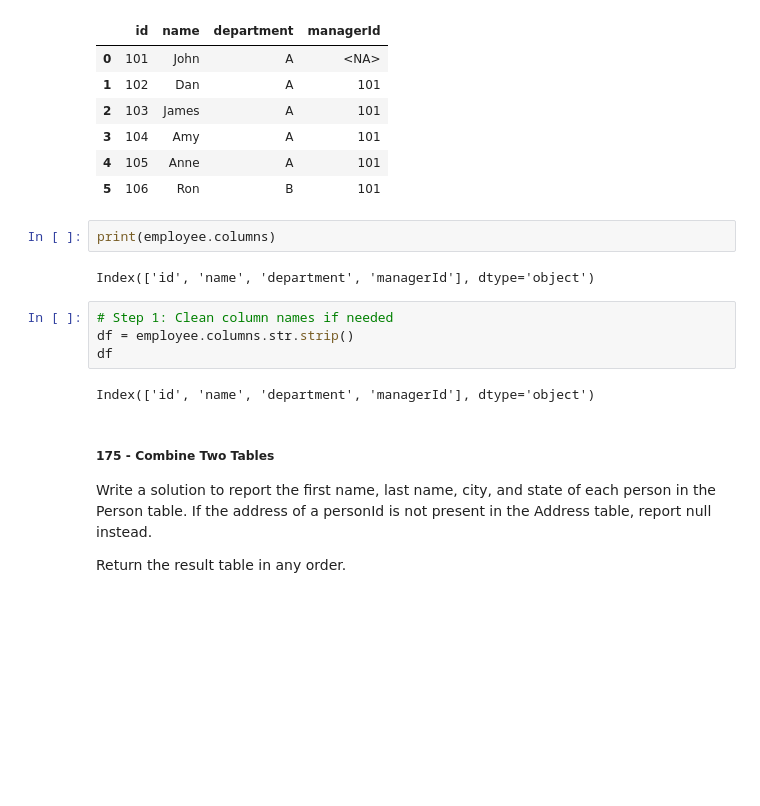
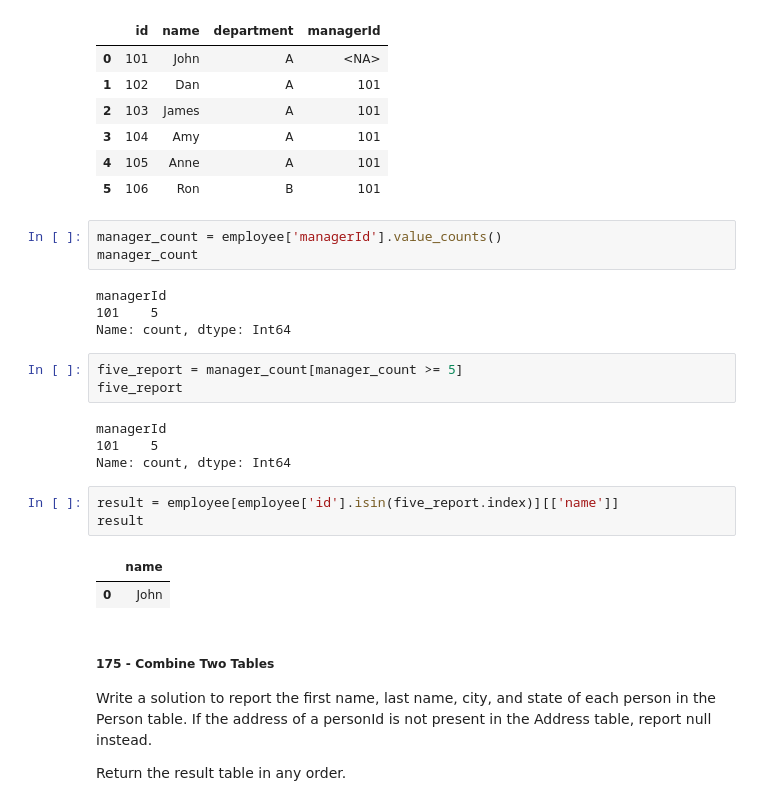
Before and after one commit to Swap-20/Leetcode-Pandas, a Jupyter notebook: Leetcode_Pandas.ipynb, the cells around one changed output. Drawn from its saved outputs; the diff is of its cells as text; blank space fills up the shorter version.

```diff
--- a/Leetcode_Pandas.ipynb
+++ b/Leetcode_Pandas.ipynb
@@ -1244,16 +1242,26 @@ employee
 | 3 | 104 | Amy | A | 101 |
 | 4 | 105 | Anne | A | 101 |
 | 5 | 106 | Ron | B | 101 |
-# %%
-print(employee.columns)
-# %% [output]
-Index(['id', 'name', 'department', 'managerId'], dtype='object')
-# %%
-# Step 1: Clean column names if needed
-df = employee.columns.str.strip()
-df
-# %% [output]
-Index(['id', 'name', 'department', 'managerId'], dtype='object')
+# %%
+manager_count = employee['managerId'].value_counts()
+manager_count
+# %% [output]
+managerId
+101    5
+Name: count, dtype: Int64
+# %%
+five_report = manager_count[manager_count >= 5]
+five_report
+# %% [output]
+managerId
+101    5
+Name: count, dtype: Int64
+# %%
+result = employee[employee['id'].isin(five_report.index)][['name']]
+result
+# %% [output]
+|  | name |
+| 0 | John |
 # %% [markdown]
 ##### 175 - Combine Two Tables
 
```
Also changed, not shown: parts of 1 cell of this notebook.
